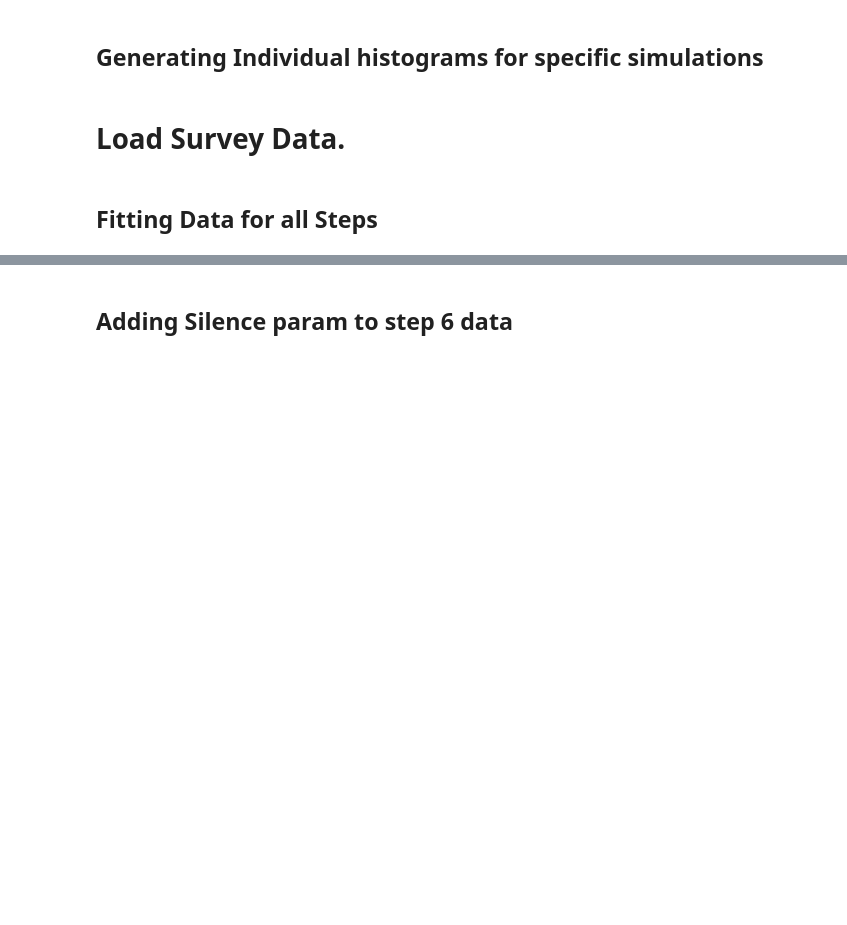
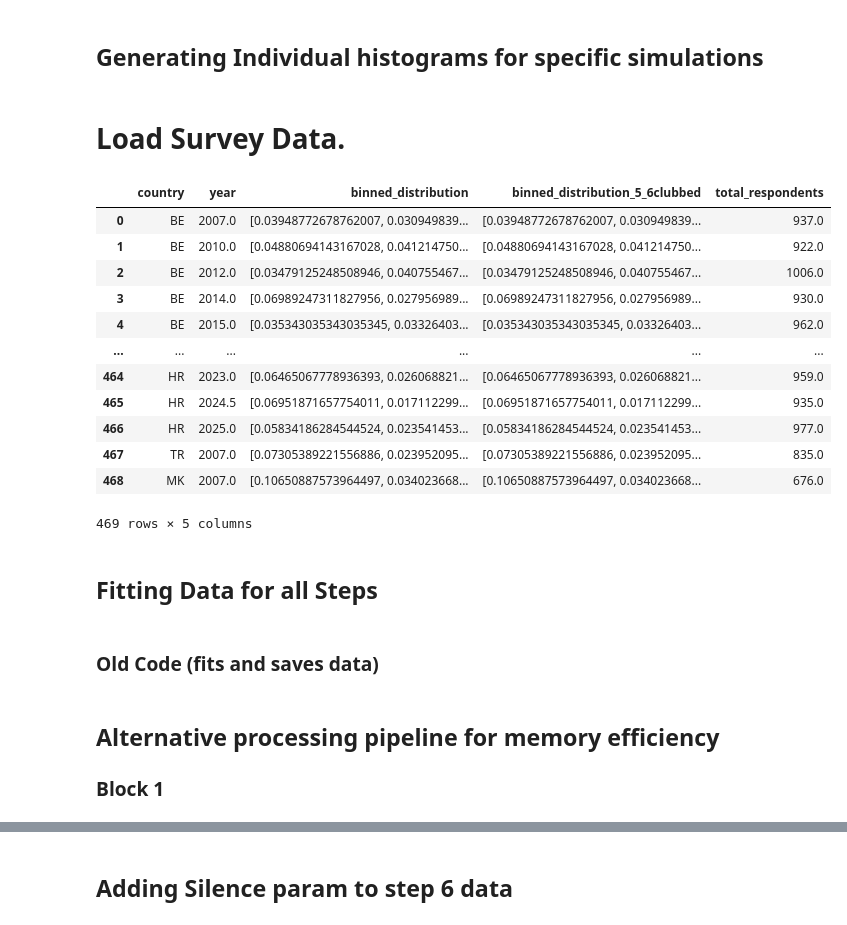
Before and after one commit to frantisek901/Spirals, a Jupyter notebook: Media/stepwiseDataFitting.ipynb, the cells around one changed output, grey strips where cells are left out. Saved outputs shown, nothing was run; the diff lists cells and outputs as text; code cells hidden in the pictures; blank space fills up the shorter version.

```diff
--- a/Media/stepwiseDataFitting.ipynb
+++ b/Media/stepwiseDataFitting.ipynb
@@ -63,12 +63,11 @@ preprocess_data = False
 # Set below to True if running for the first time or need to preprocess and save for some other reason
 save_preprocessed_data = False
 
-
 save_fits = True
 
 
 # set a smaller processing unit if it benefits you, else keep it to range(1, 5)
-steps_to_process =  range(1, 7)
+steps_to_process =  range(1, 6)
 
 # For the folder names for each step
 step_input_folder_name = []
@@ -704,6 +728,18 @@ for stepNo in steps_to_process:
 # %% [markdown]
 # Load Survey Data.
 # %%
+def parse_year(year_val):
+    """Convert year string like '2022S', '2022A', '2022W' to numeric year."""
+    if isinstance(year_val, str):
+        if year_val.endswith("S"):
+            return int(year_val[:-1]) - 0.5
+        elif year_val.endswith(("A", "W")):
+            return int(year_val[:-1])
+        else:
+            return int(year_val)  # just in case it's string but plain year
+    return int(year_val)  # if it's already an int
+
+
 # Set up paths
 folder_path = "data/EU_dataset"
 file_title = "Cleaned_Parlemeter_Data-LeftRight"
@@ -729,25 +765,38 @@ for sheet in sheets:
 
     # Process each year
     for j, year in enumerate(years):
+        year_num = parse_year(year)  # use parsed numeric year
         counts = [float(counts_matrix[i][j]) for i in range(10)]
         total_valid = sum(counts)
-
-        # Normalized distribution (1-10)
         distribution = [c / total_valid for c in counts]
-
-        # Pool bins 5 and 6
         pooled_counts = counts[:4] + [counts[4] + counts[5]] + counts[6:]
         pooled_distribution = [c / total_valid for c in pooled_counts]
 
         survey_data.append({
             "country": country,
-            "year": int(year),
+            "year": year_num,
             "binned_distribution": distribution,
             "binned_distribution_5_6clubbed": pooled_distribution,
             "total_respondents": total_valid
         })
 survey_df = pd.DataFrame(survey_data)
 # %%
-simulation_df_step[0]
+survey_df
+# %% [output]
+|  | country | year | binned_distribution | binned_distribution_5_6clubbed | total_respondents |
+| 0 | BE | 2007.0 | [0.03948772678762007, 0.030949839... | [0.03948772678762007, 0.030949839... | 937.0 |
+| 1 | BE | 2010.0 | [0.04880694143167028, 0.041214750... | [0.04880694143167028, 0.041214750... | 922.0 |
+| 2 | BE | 2012.0 | [0.03479125248508946, 0.040755467... | [0.03479125248508946, 0.040755467... | 1006.0 |
+| 3 | BE | 2014.0 | [0.06989247311827956, 0.027956989... | [0.06989247311827956, 0.027956989... | 930.0 |
+| 4 | BE | 2015.0 | [0.035343035343035345, 0.03326403... | [0.035343035343035345, 0.03326403... | 962.0 |
+| ... | ... | ... | ... | ... | ... |
+| 464 | HR | 2023.0 | [0.06465067778936393, 0.026068821... | [0.06465067778936393, 0.026068821... | 959.0 |
+| 465 | HR | 2024.5 | [0.06951871657754011, 0.017112299... | [0.06951871657754011, 0.017112299... | 935.0 |
+| 466 | HR | 2025.0 | [0.05834186284544524, 0.023541453... | [0.05834186284544524, 0.023541453... | 977.0 |
+| 467 | TR | 2007.0 | [0.07305389221556886, 0.023952095... | [0.07305389221556886, 0.023952095... | 835.0 |
+| 468 | MK | 2007.0 | [0.10650887573964497, 0.034023668... | [0.10650887573964497, 0.034023668... | 676.0 |
+469 rows × 5 columns
 # %% [markdown]
 ## Fitting Data for all Steps
+# %% [markdown]
+### Old Code (fits and saves data)
@@ -754 +932,5 @@ simulation_df_step[0]
+# %% [markdown]
+## Alternative processing pipeline for memory efficiency
+
+### Block 1
 # %%
```
Also changed, not shown: parts of 16 cells of this notebook, 2 other files.
